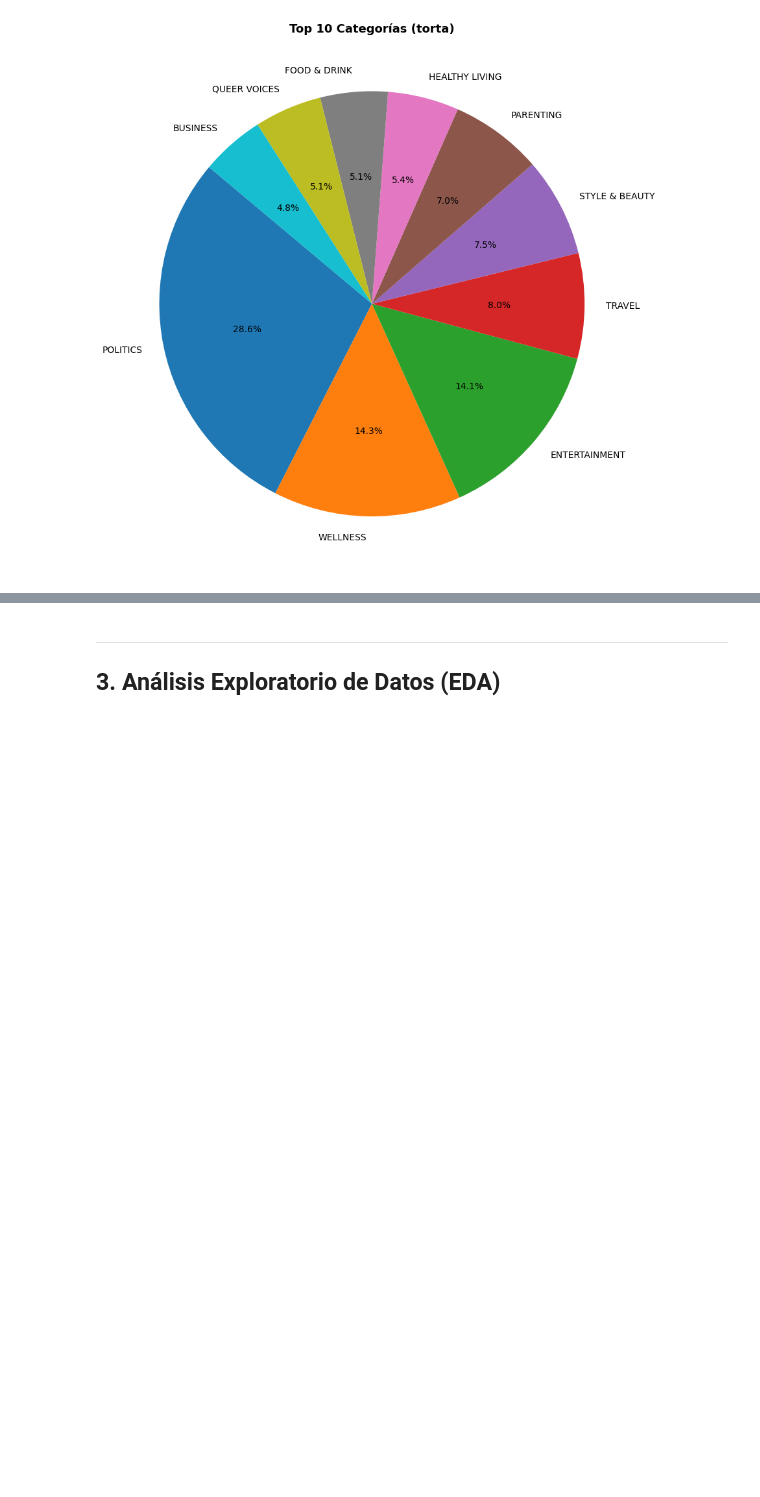
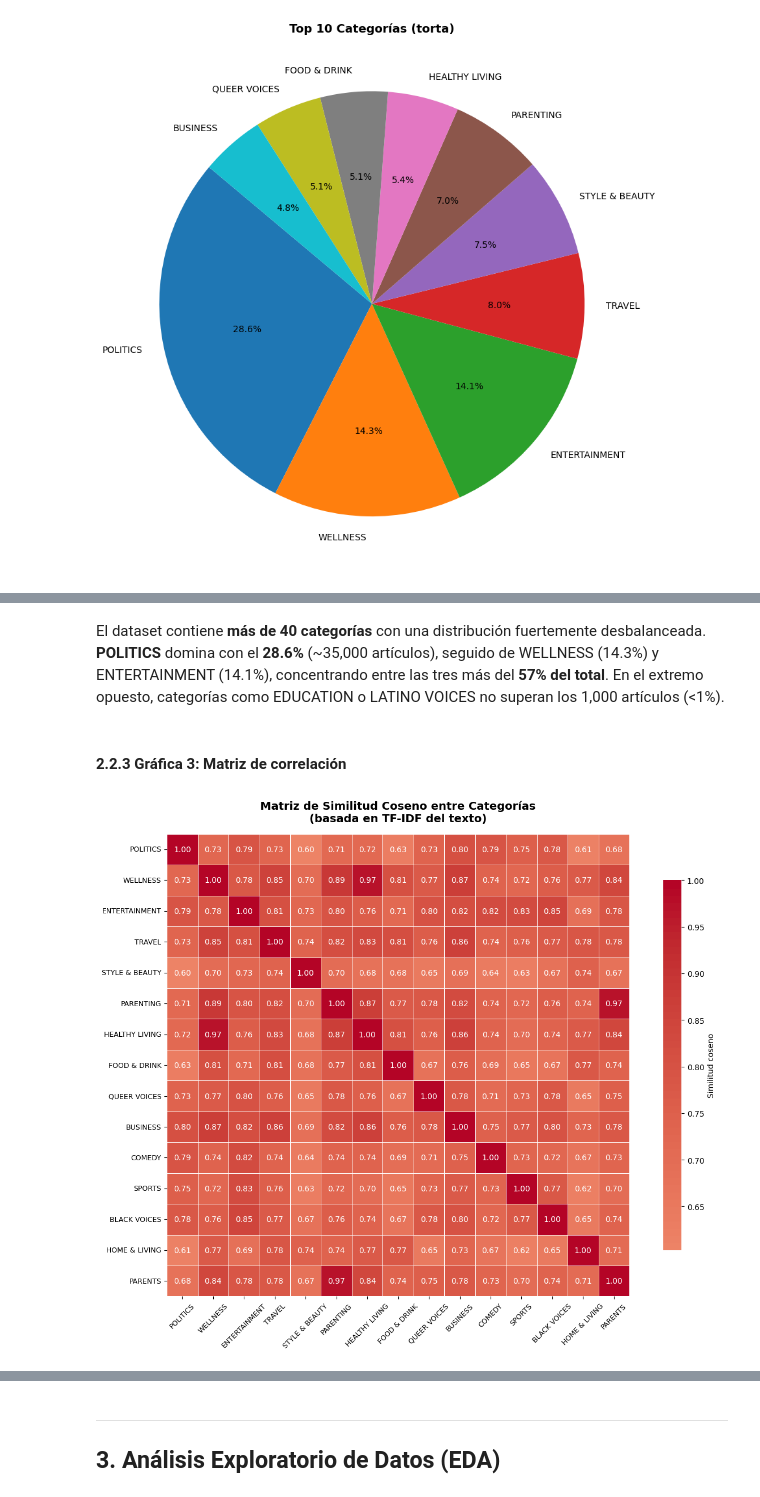
Before and after one commit to JsMartinez-dev/ML, a Jupyter notebook: Taller ML/Taller ML/clasificacion_noticias_ml.ipynb, the cells around one changed output, grey strips where cells are left out. Saved outputs shown, nothing was run; the diff lists cells and outputs as text; code cells hidden in the pictures; blank space fills up the shorter version.

```diff
--- a/Taller ML/Taller ML/clasificacion_noticias_ml.ipynb
+++ b/Taller ML/Taller ML/clasificacion_noticias_ml.ipynb
@@ -270,0 +241,78 @@ X_tfidf = tfidf_vec.fit_transform(texto_entrada)
+# %% [markdown]
+El dataset contiene **más de 40 categorías** con una distribución fuertemente desbalanceada.
+**POLITICS** domina con el **28.6%** (~35,000 artículos), seguido de WELLNESS (14.3%) y
+ENTERTAINMENT (14.1%), concentrando entre las tres más del **57% del total**.
+En el extremo opuesto, categorías como EDUCATION o LATINO VOICES no superan los 1,000 artículos (<1%).
+# %% [markdown]
+#### 2.2.3 Gráfica 3:  Matriz de correlación
+# %%
+
+COLUMNA_OBJETIVO = 'category'
+
+
+import numpy as np
+from sklearn.metrics.pairwise import cosine_similarity
+
+# ── Parámetros generales ──────────────────────────────────────
+TOP_CATEGORIAS = 15   # categorías más frecuentes a mostrar
+TOP_PALABRAS   = 20   # palabras más importantes para la matriz de términos
+
+# Filtrar solo las TOP_CATEGORIAS más frecuentes (para legibilidad)
+cats_top = df[COLUMNA_OBJETIVO].value_counts().head(TOP_CATEGORIAS).index.tolist()
+df_top   = df[df[COLUMNA_OBJETIVO].isin(cats_top)].copy()
+
+
+
+# Vectorizador TF-IDF sobre todo el corpus filtrado
+tfidf_vec = TfidfVectorizer(max_features=5000, ngram_range=(1, 2))
+X_tfidf = tfidf_vec.fit_transform(df_top['text_raw'])
+
+# ── Promedio de vectores TF-IDF por categoría ────────────────
+
+category_vectors = {}
+for cat in cats_top:
+    mask = df_top[COLUMNA_OBJETIVO] == cat
+    cat_matrix = X_tfidf[mask.values]
+    category_vectors[cat] = np.asarray(cat_matrix.mean(axis=0)).flatten()
+
+# Matriz de similitud coseno entre categorías
+cat_names   = list(category_vectors.keys())
+cat_matrix  = np.vstack(list(category_vectors.values()))
+sim_matrix  = cosine_similarity(cat_matrix)
+
+sim_df = pd.DataFrame(sim_matrix, index=cat_names, columns=cat_names)
+
+# ── Graficar ─────────────────────────────────────────────────
+import matplotlib.pyplot as plt
+import seaborn as sns
+
+fig, ax = plt.subplots(figsize=(13, 10))
+
+
+sns.heatmap(
+    sim_df,
+    annot=True,
+    fmt=".2f",
+    cmap="coolwarm",
+    center=0,
+    linewidths=0.5,
+    linecolor="white",
+    square=True,
+    cbar_kws={"label": "Similitud coseno", "shrink": 0.8},
+    ax=ax
+)
+
+ax.set_title(
+    "Matriz de Similitud Coseno entre Categorías\n(basada en TF-IDF del texto)",
+    fontsize=14, fontweight="bold", pad=16
+)
+ax.set_xlabel("")
+ax.set_ylabel("")
+ax.tick_params(axis="x", rotation=45, labelsize=9)
+ax.tick_params(axis="y", rotation=0,  labelsize=9)
+
+plt.tight_layout()
+plt.savefig("matriz_correlacion_categorias.png", dpi=150, bbox_inches="tight")
+plt.show()
+# %% [output]
+[figure, added]
```
Also changed, not shown: parts of 9 cells of this notebook.
